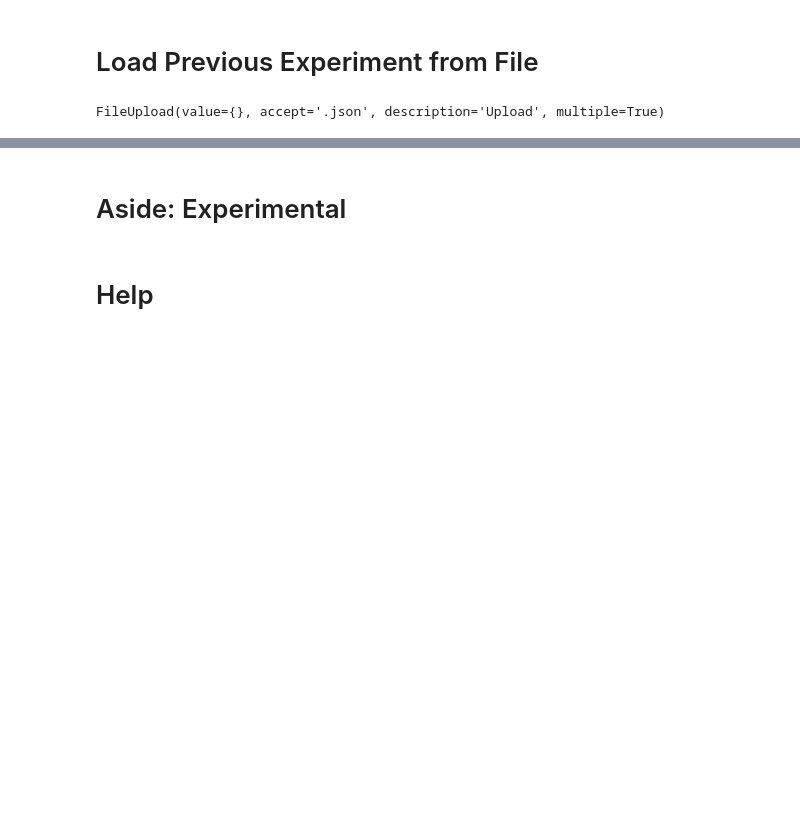
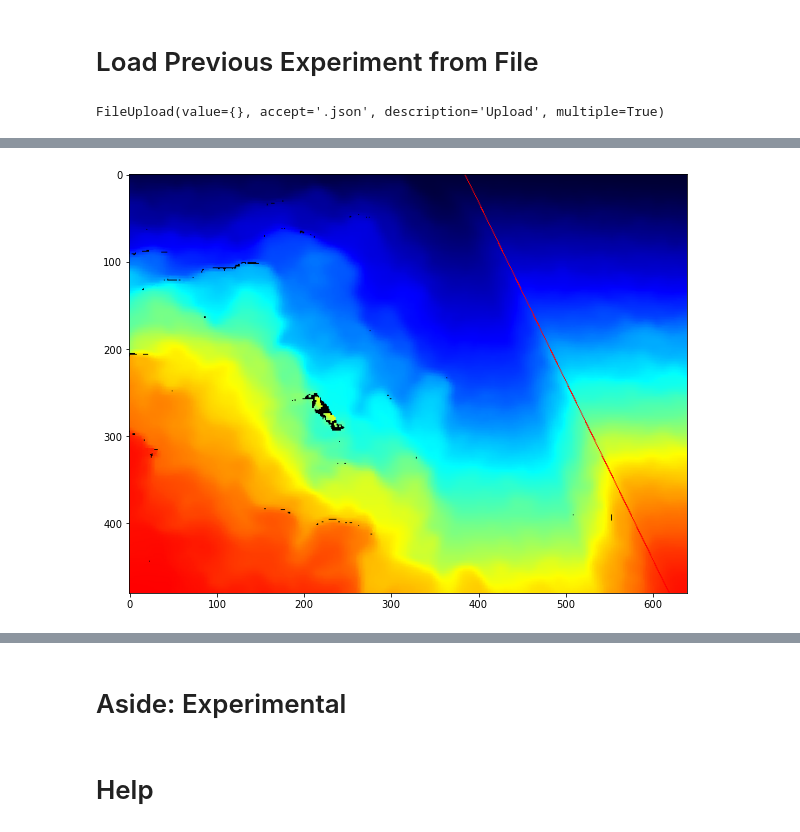
Before and after one commit to free-bit/furrow-edge-detector, a Jupyter notebook: Image Processing & Feature Detection.ipynb, the cells around one changed output, grey strips where cells are left out. Cells and saved outputs as stored; diff of their text form; code cells hidden in the pictures; blank space fills up the shorter version.

```diff
--- a/Image Processing & Feature Detection.ipynb
+++ b/Image Processing & Feature Detection.ipynb
@@ -572,0 +673,4 @@ Applying Sobel filter for vertical edges (along y-axis) with args: {'ksize': 5}
+# %%
+show_contours(input_image, results[0], contourIdx=0, cmap=None)
+# %% [output]
+[figure, added]
```
Also changed, not shown: parts of 21 cells of this notebook.
